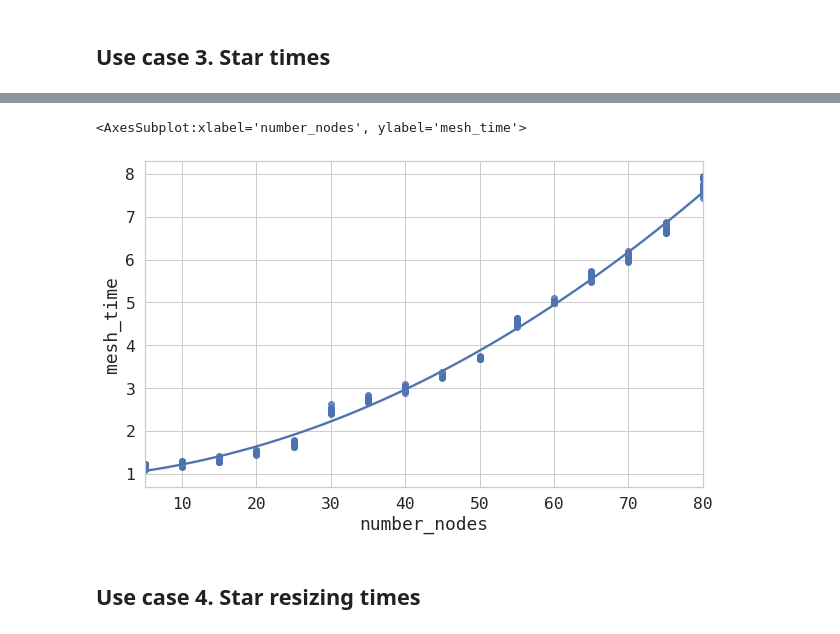
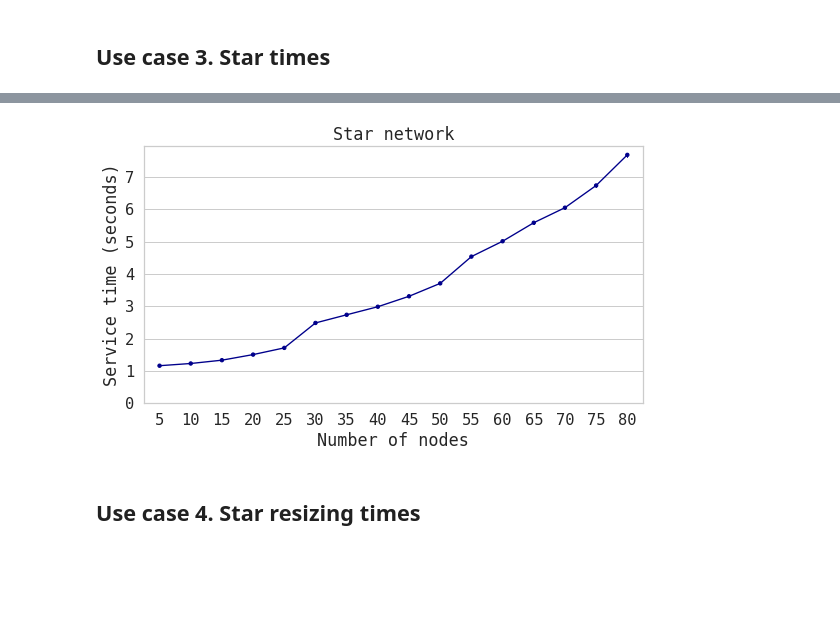
Before and after one commit to javier-pg/sysrepo-cfgssl, a Jupyter notebook: experimental_data/performance_analysis.ipynb, the cells around one changed output, grey strips where cells are left out. Cells and saved outputs as stored; diff of their text form; code cells hidden in the pictures; blank space fills up the shorter version.

```diff
--- a/experimental_data/performance_analysis.ipynb
+++ b/experimental_data/performance_analysis.ipynb
@@ -210,7 +93,7 @@ plt.xticks(np.arange(0,80,5))
 ## Use case 3. Star times
 # %%
 times = pd.read_csv('star_times.txt', sep=";", header=None)
-times.columns = ["number_nodes","start","end","mesh_time"]
+times.columns = ["number_nodes","start","end","service_time"]
 # %%
 def is_outlier(s):
     Q1 =s.quantile(0.25)
@@ -221,4 +104,4 @@ def is_outlier(s):
     upper_limit = Q3 + 1.5*IQR
     return ~s.between(lower_limit, upper_limit)
 
-times = times[~times.groupby('number_nodes')['mesh_time'].apply(is_outlier)]
+times = times[~times.groupby('number_nodes')['service_time'].apply(is_outlier)]
@@ -276,14 +108,26 @@ sns.regplot(x='number_nodes',
-# %%
-# polynomial regression of order 2
-fig, axs = plt.subplots(1, 1, figsize=(10,6))
-sns.regplot(x='number_nodes',
-            y='mesh_time',
-            data=times,
-            order=2,
-            ax=axs)
-# %% [output]
-<AxesSubplot:xlabel='number_nodes', ylabel='mesh_time'>
-[figure, removed]
+# %%
+fig, ax = plt.subplots(1,1,figsize=(8,5))
+ax = sns.pointplot(x="number_nodes",
+            y="service_time",
+            scale=0.5,
+            data=times,
+            color = 'darkblue',
+            errwidth='1.0',
+            ax=ax)
+
+ax.set_title('Star network')
+ax.set_ylabel('Service time (seconds)')
+ax.set_xlabel('Number of nodes')
+
+#loc = plticker.MultipleLocator(5)
+#ax.xaxis.set_major_locator(loc)
+
+ax.set_ylim(0,max(times.service_time))
+
+plt.tight_layout()
+plt.savefig("star_network.pdf")
+# %% [output]
+[figure, added]
 # %% [markdown]
 ## Use case 4. Star resizing times
 # %%
```
Also changed, not shown: parts of 32 cells of this notebook, 5 other files.
